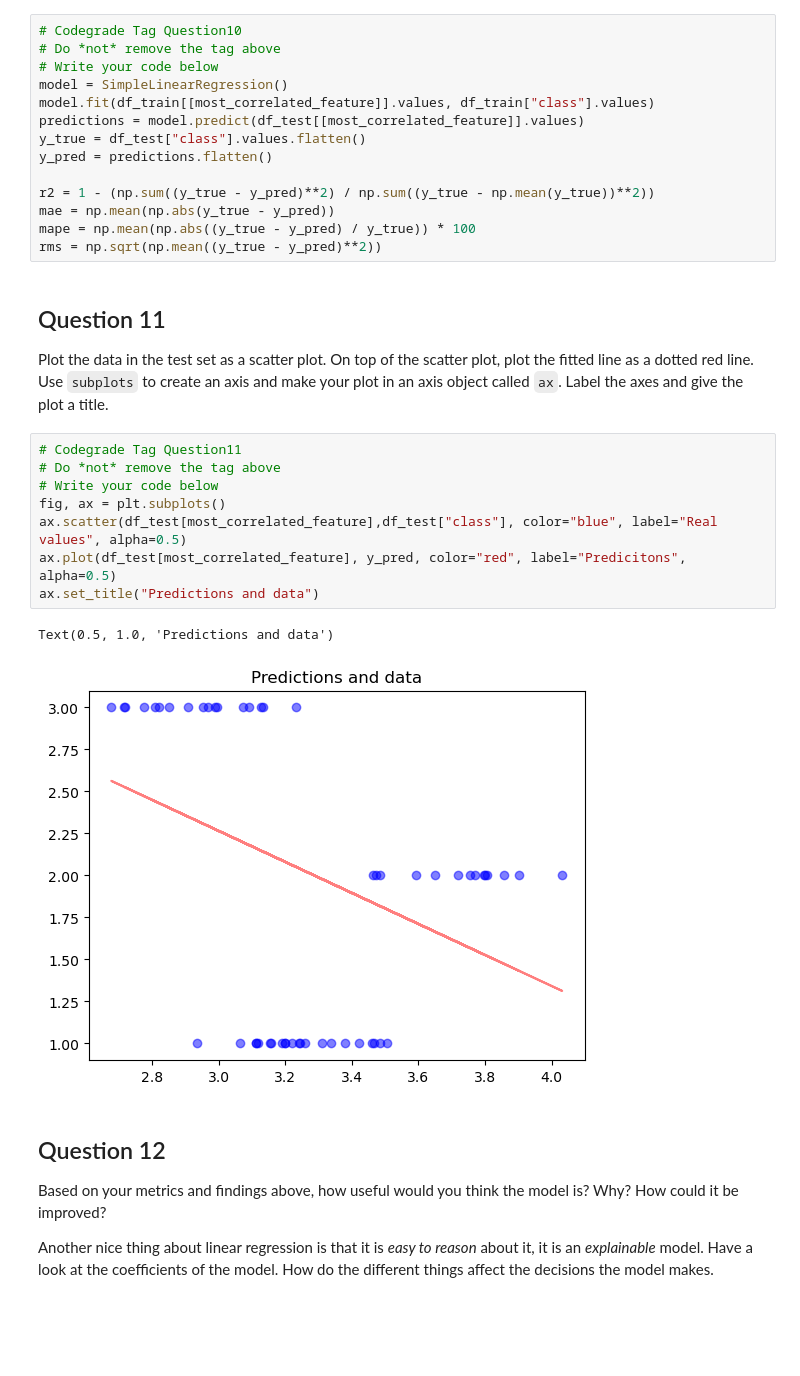
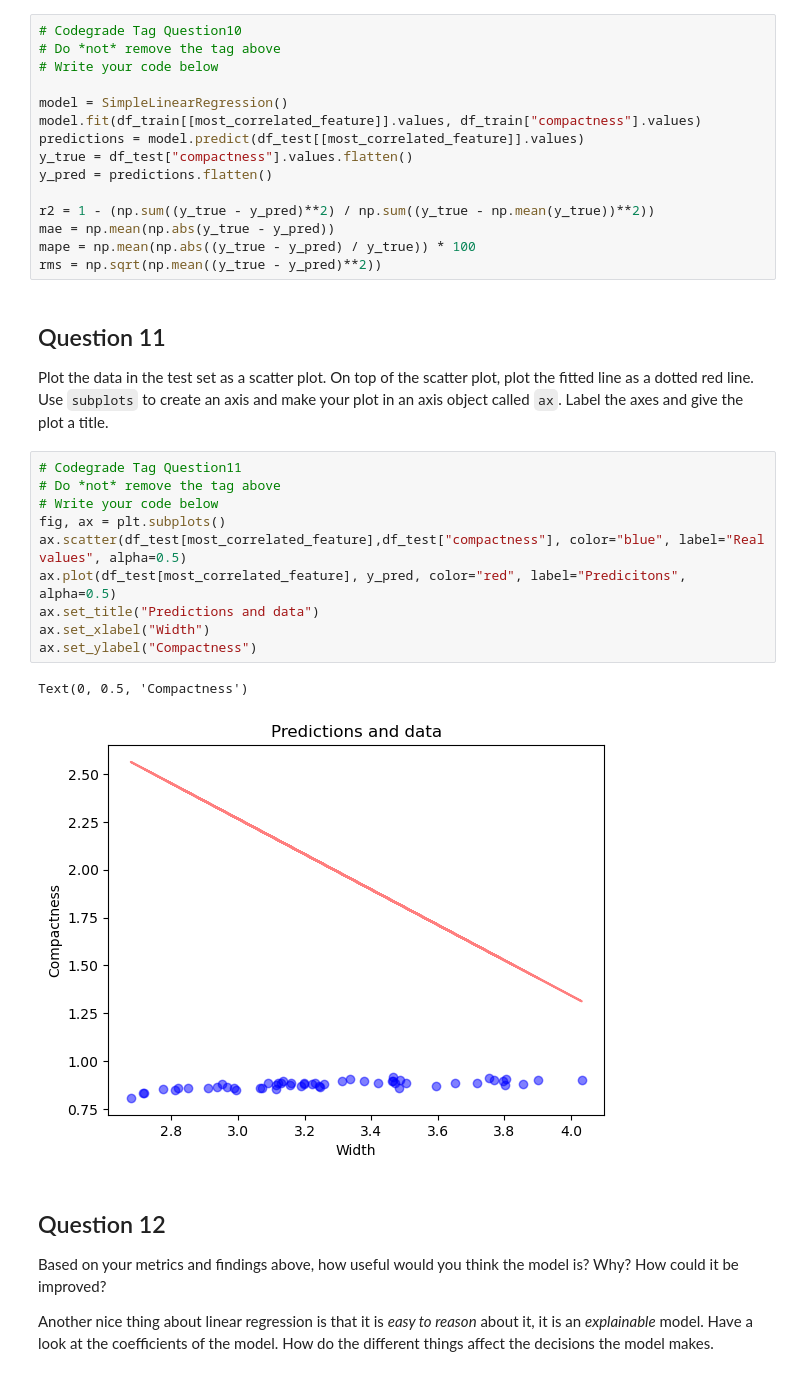
Before and after one commit to BoLaker/Data-Science-and-AI, a Jupyter notebook: assignment4_template-1.ipynb, the cells around one changed output. Saved outputs shown, nothing was run; the diff lists cells and outputs as text; blank space fills up the shorter version.

```diff
--- a/assignment4_template-1.ipynb
+++ b/assignment4_template-1.ipynb
@@ -548,10 +548,11 @@ Compute $R^2$ with respect to the training set and store the value as `r2`. Then
 # Codegrade Tag Question10
 # Do *not* remove the tag above
 # Write your code below
+
 model = SimpleLinearRegression()
-model.fit(df_train[[most_correlated_feature]].values, df_train["class"].values)
+model.fit(df_train[[most_correlated_feature]].values, df_train["compactness"].values)
 predictions = model.predict(df_test[[most_correlated_feature]].values)
-y_true = df_test["class"].values.flatten()
+y_true = df_test["compactness"].values.flatten()
 y_pred = predictions.flatten()
 
 r2 = 1 - (np.sum((y_true - y_pred)**2) / np.sum((y_true - np.mean(y_true))**2))
@@ -565,14 +566,16 @@ Plot the data in the test set as a scatter plot. On top of the scatter plot, plo
 # %%
 # Codegrade Tag Question11
 # Do *not* remove the tag above
 # Write your code below
 fig, ax = plt.subplots()
-ax.scatter(df_test[most_correlated_feature],df_test["class"], color="blue", label="Real values", alpha=0.5)
+ax.scatter(df_test[most_correlated_feature],df_test["compactness"], color="blue", label="Real values", alpha=0.5)
 ax.plot(df_test[most_correlated_feature], y_pred, color="red", label="Predicitons", alpha=0.5)
 ax.set_title("Predictions and data")
+ax.set_xlabel("Width")
+ax.set_ylabel("Compactness")
 # %% [output]
-Text(0.5, 1.0, 'Predictions and data')
+Text(0, 0.5, 'Compactness')
-[figure, old version]
+[figure, new version]
 # %% [markdown]
 ## Question 12
 
```
